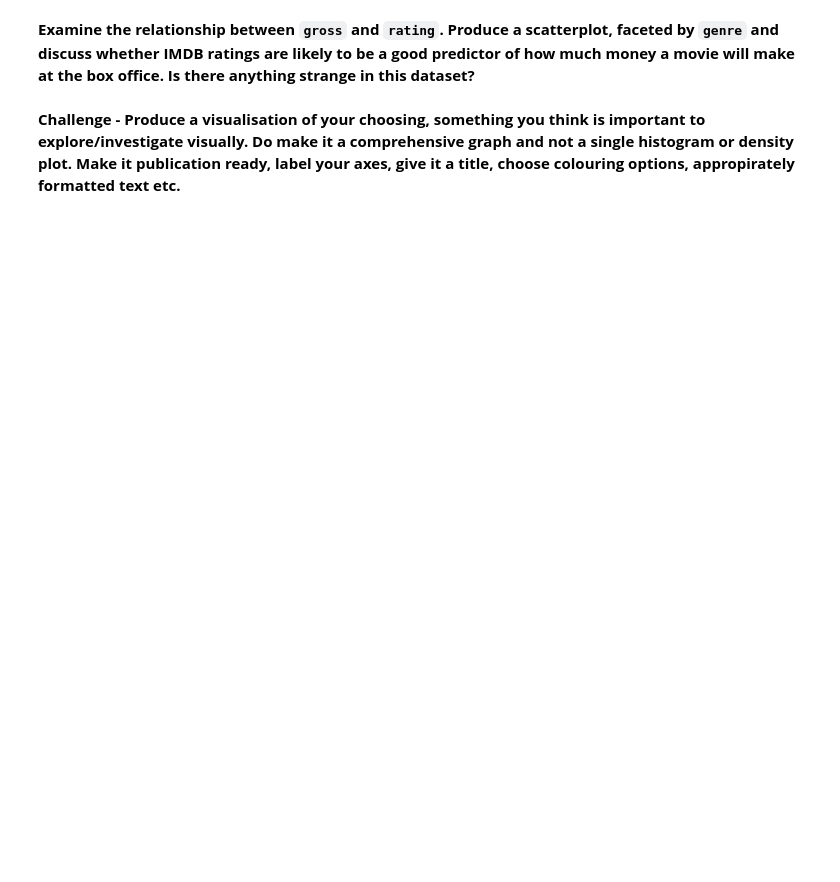
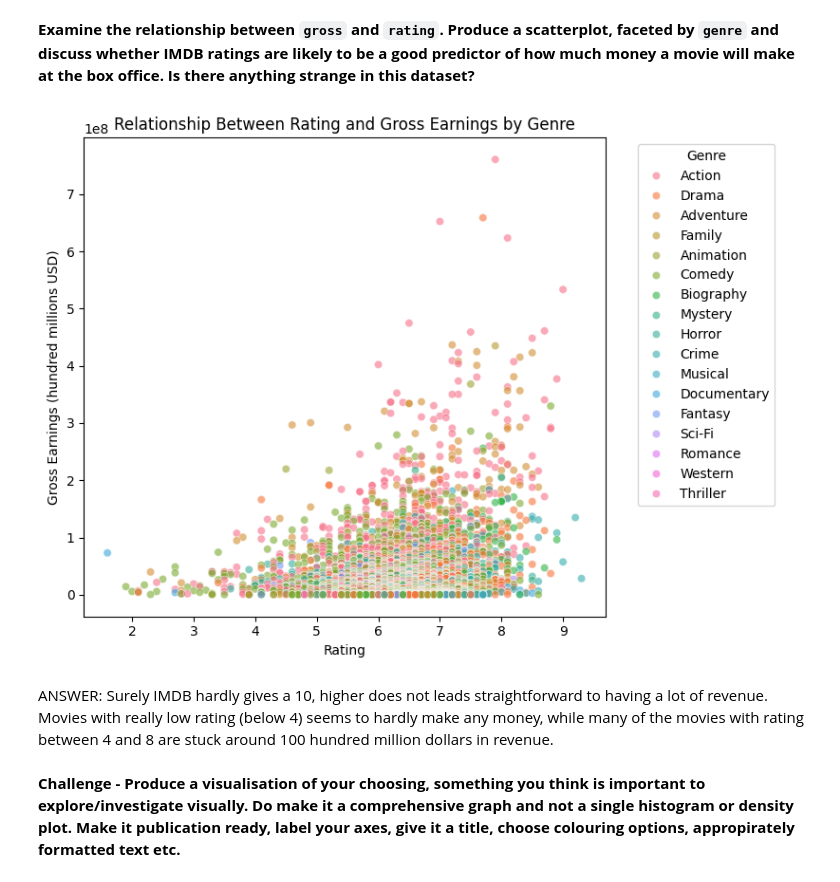
Before and after one commit to bence-szabo-git/Analytics-through-Coding, a Jupyter notebook: Session_2/Homework.ipynb, the cells around one changed output. Drawn from its saved outputs; the diff is of its cells as text; code cells hidden in the pictures; blank space fills up the shorter version.

```diff
--- a/Session_2/Homework.ipynb
+++ b/Session_2/Homework.ipynb
@@ -80,4 +225,17 @@ movies.groupby("genre").count().sort_values("title", ascending=False) # descendi
 # %% [markdown]
 **Examine the relationship between `gross` and `rating`. Produce a scatterplot, faceted by `genre` and discuss whether IMDB ratings are likely to be a good predictor of how much money a movie will make at the box office. Is there anything strange in this dataset?**
+# %%
+plt.figure(figsize=(8,6))
+sns.scatterplot(data=movies, x='rating', y='gross', hue='genre', alpha=0.6)
+plt.title('Relationship Between Rating and Gross Earnings by Genre')
+plt.xlabel('Rating')
+plt.ylabel('Gross Earnings (hundred millions USD)')
+plt.legend(title='Genre', bbox_to_anchor=(1.05, 1), loc='upper left')
+plt.tight_layout()
+plt.show()
+# %% [output]
+[figure, added]
+# %% [markdown]
+ANSWER: Surely IMDB hardly gives a 10, higher does not leads straightforward to having a lot of revenue. Movies with really low rating (below 4) seems to hardly make any money, while many of the movies with rating between 4 and 8 are stuck around 100 hundred million dollars in revenue.
 # %% [markdown]
 **Challenge - Produce a visualisation of your choosing, something you think is important to explore/investigate visually. Do make it a comprehensive graph and not a single histogram or density plot. Make it publication ready, label your axes, give it a title, choose colouring options, appropirately formatted text etc.**
```
Also changed, not shown: parts of 10 cells of this notebook.
